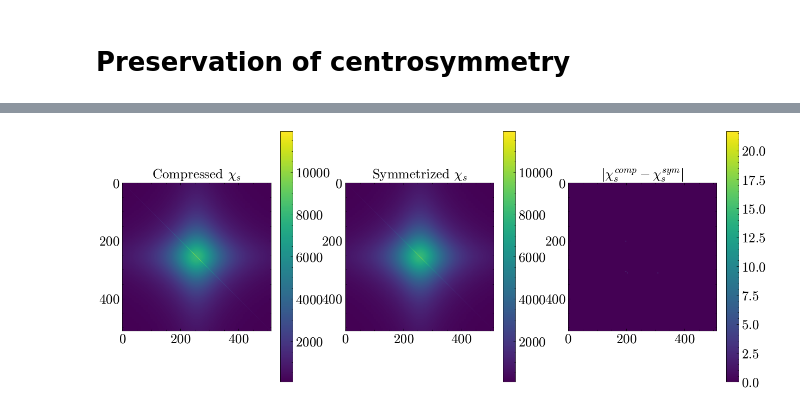
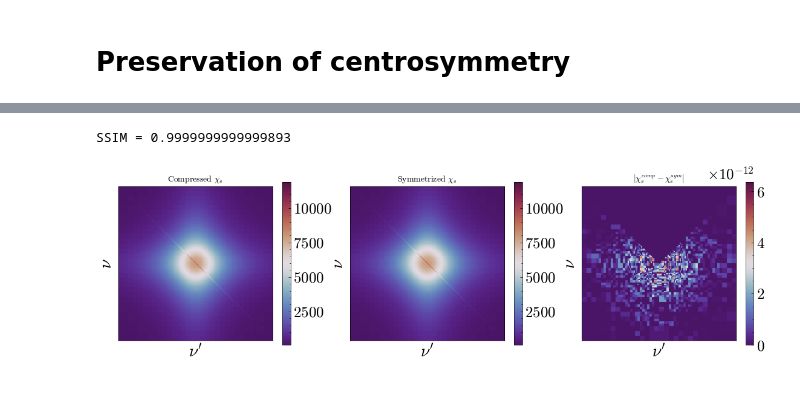
Before and after one commit to emoghadas/wavelets, a Jupyter notebook: waves_2_0.ipynb, the cells around one changed output, grey strips where cells are left out. Saved outputs shown, nothing was run; the diff lists cells and outputs as text; code cells hidden in the pictures.

```diff
--- a/waves_2_0.ipynb
+++ b/waves_2_0.ipynb
@@ -1135,8 +1146,7 @@ axs[beta_idx, bidx].legend(ncol=len(threshold_quantiles), bbox_to_anchor=(1.2, -
 # %% [markdown]
 # Preservation of centrosymmetry
 # %%
-# helper functions
-
+# helper functions for error metrics
 def rmse(x, y):
     return np.sqrt(np.mean((x-y)**2))
 
@@ -1154,10 +1164,12 @@ def top_enclosed_matrix(matrix):
     # Initialize new_matrix as a complex-valued array
     new_matrix = np.zeros((size, size), dtype=complex)
 
+    count = 0
     for i in range(size):
         for j in range(size):
             # Conditions for top area enclosed by main diagonal and antidiagonal
             if i + j < size and i <= j:
+                count += 1
                 new_matrix[i, j] = matrix[i, j]
 
     return new_matrix
@@ -1417,15 +1394,17 @@ plt.savefig('graphics/symmetry_og.pdf', bbox_inches='tight')
 # %%
+# one example of symmetry analysis
 beta=1000
-q=0.9
+q=0.99
 u=1
 niwf=256
 level=6
+wl_basis = 'haar'
 
 chi_spin = al.chi_s(u, beta, u/2, niwf).real
 
 a = np.int32(niwf/(2**(level-1)))
 
-coeffs_s = pywt.wavedec2(chi_spin,'haar',level=level)
+coeffs_s = pywt.wavedec2(chi_spin,wl_basis,level=level)
 coeff_s_arr,coeff_s_slices = pywt.coeffs_to_array(coeffs_s)
 
 s_details = np.concatenate((coeff_s_arr[a:,:].flatten(), coeff_s_arr[:a,a:].flatten()))
@@ -1433,27 +1412,40 @@ s_details = np.concatenate((coeff_s_arr[a:,:].flatten(), coeff_s_arr[:a,a:].flat
 thresh_s = np.quantile(np.abs(s_details), q)
 
 approx_s = np.copy(coeff_s_arr[:a,:a])
-coeff_s_arr_rec = (np.abs(coeff_s_arr[:,:]) >= thresh_s) * coeff_s_arr[:,:]
+coeff_s_arr_rec = compare(coeff_s_arr, thresh_s) * coeff_s_arr
 coeff_s_arr_rec[:a,:a] = np.copy(approx_s)
 
-chi_rec = pywt.waverec2(pywt.array_to_coeffs(coeff_s_arr_rec,coeff_s_slices,output_format='wavedec2'),'haar')
+chi_rec = pywt.waverec2(pywt.array_to_coeffs(coeff_s_arr_rec,coeff_s_slices,output_format='wavedec2'),wl_basis)
 
 chi_rec_sym = reconstruct_symmetries(chi_rec)
+
+ssim_score = ssim(chi_rec.real, chi_rec_sym.real, data_range=255, gaussian_weights=True, sigma=1.5, use_sample_covariance=False)
+print(f"SSIM = {ssim_score}")
+# %% [output]
+SSIM = 0.9999999999999893
 # %%
-fig, axs = plt.subplots(1,3, figsize=(15,6))
+# plot example
+fig, axs = plt.subplots(1,3, figsize=(14,5))
 
-im = axs[0].imshow(chi_rec.real)
-plt.colorbar(im, ax=axs[0])
-axs[0].set_title(r"Compressed $\chi_s$")
+im = axs[0].imshow(chi_rec.real, cmap=tl_resc)
+plt.colorbar(im, ax=axs[0], shrink=0.7)
+axs[0].set_title(r"Compressed $\chi_s$", fontsize=10)
 
-im = axs[1].imshow(chi_rec_sym.real)
-plt.colorbar(im, ax=axs[1])
-axs[1].set_title(r"Symmetrized $\chi_s$")
+im = axs[1].imshow(chi_rec_sym.real, cmap=tl_resc)
+plt.colorbar(im, ax=axs[1], shrink=0.7)
+axs[1].set_title(r"Symmetrized $\chi_s$", fontsize=10)
 
-im = axs[2].imshow(np.abs(chi_rec.real-chi_rec_sym.real))
-plt.colorbar(im, ax=axs[2])
-axs[2].set_title(r"$|\chi^{comp}_s-\chi^{sym}_s|$")
+im = axs[2].imshow(np.abs(chi_rec.real-chi_rec_sym.real), cmap=tl_resc)
+plt.colorbar(im, ax=axs[2], shrink=0.7)
+axs[2].set_title(r"$|\chi^{comp}_s-\chi^{sym}_s|$", fontsize=10)
 
-plt.savefig("graphics/haar_err_ex.pdf", bbox_inches="tight")
+for ax in axs:
+    ax.set_xticks([]) # remove ticks
+    ax.set_yticks([])
+
+    ax.set_xlabel(r"$\nu'$")
+    ax.set_ylabel(r"$\nu$")
+
+plt.savefig(f"graphics/{wl_basis}_err_ex.pdf", bbox_inches="tight")
 # %% [output]
-[figure, old version]
+[figure, new version]
```
Also changed, not shown: parts of 34 cells of this notebook, 1 other file.
